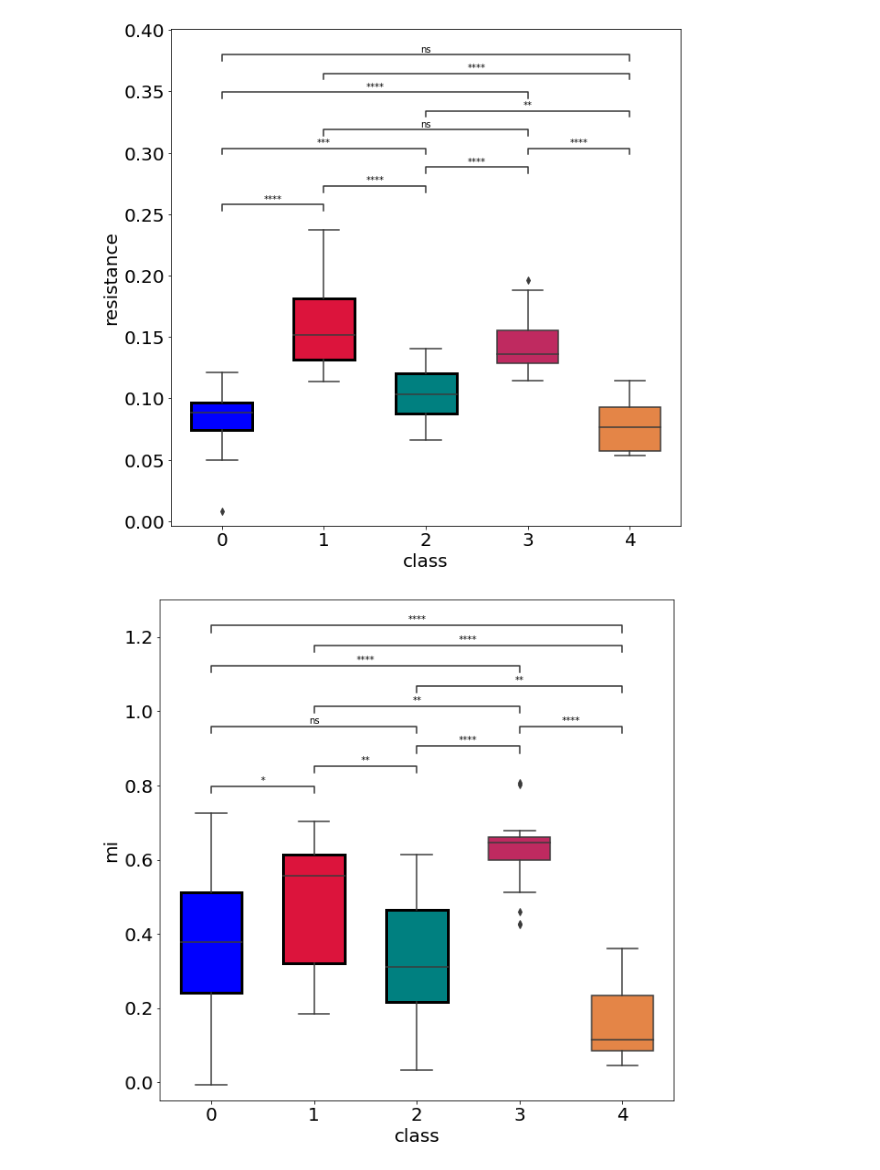
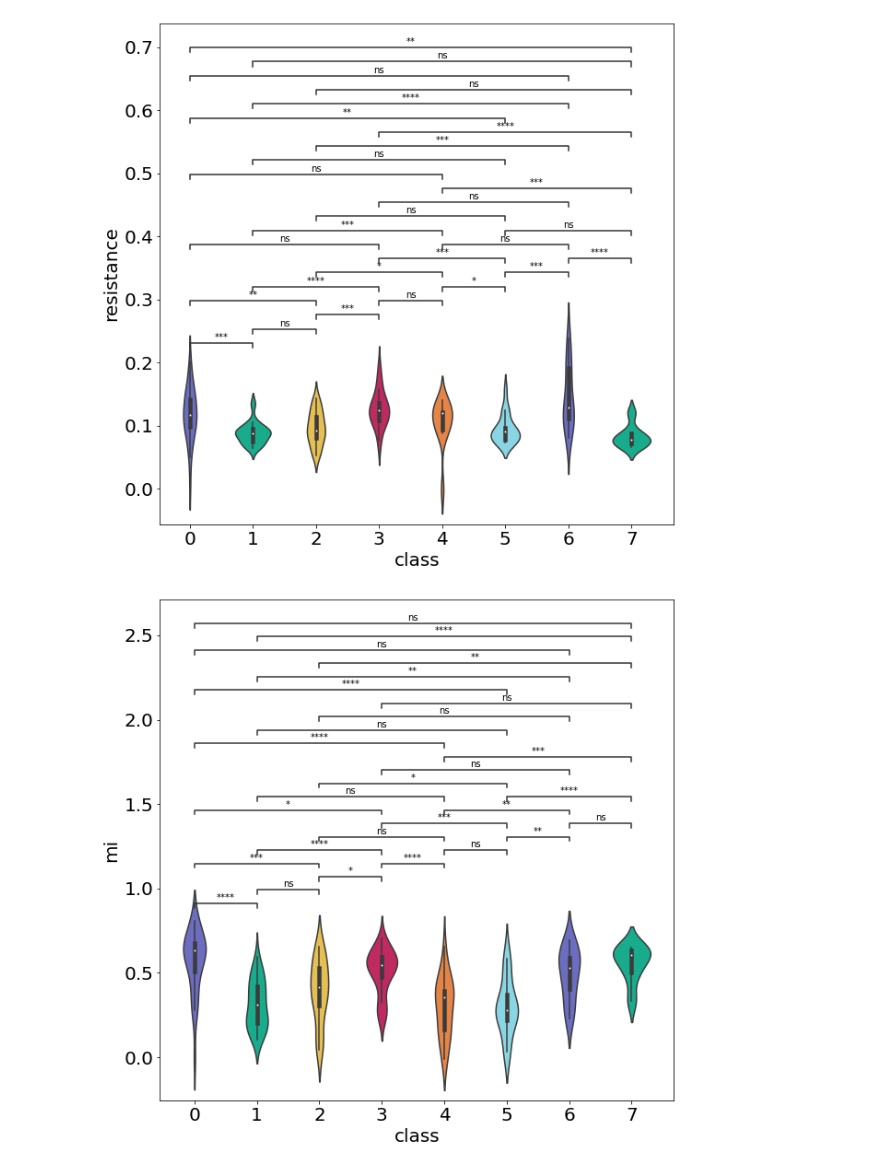
Before and after one commit to Nishant-codex/single_cell_analysis, a Jupyter notebook: notebooks/UMAP_Louvan.ipynb, the cells around one changed output. Saved outputs shown, nothing was run; the diff lists cells and outputs as text; code cells hidden in the pictures.

Commit message:
updated with UMAP_Louvan

```diff
--- a/notebooks/UMAP_Louvan.ipynb
+++ b/notebooks/UMAP_Louvan.ipynb
@@ -594,0 +452,11 @@ ax2.spines['left'].set_color('#5c95ff')
+# %%
+inh_df_acsf = exc_inh_df_w_waves_acsf_12[exc_inh_df_w_waves_acsf['ephys_labels']==1]
+# inh_df_acsf = inh_df_acsf.drop_duplicates(subset='exp_name')
+
+labels_inh,_,_ = plot_UMAP_clusters_single(join_wave_with_ephys(feat,exc_inh_df_w_waves_acsf[exc_inh_df_w_waves_acsf['ephys_labels']==1] ),
+                          20,
+                          0.0,
+                          random_state =42,
+                          res_louvain = 1.0,
+                          c_list = coherence_colors,
+                          )
@@ -594,0 +466,10 @@ ax2.spines['left'].set_color('#5c95ff')
+# %%
+exc_df_acsf =   exc_inh_df_w_waves_acsf[exc_inh_df_w_waves_acsf['ephys_labels']==0]
+# exc_df_acsf = exc_df_acsf.drop_duplicates(subset='exp_name')
+
+labels_exc,_,_ = plot_UMAP_clusters_single(join_wave_with_ephys(feat, exc_inh_df_w_waves_acsf[exc_inh_df_w_waves_acsf['ephys_labels']==0]),
+                          20,
+                          0.0,
+                          random_state =42,
+                          res_louvain = 1.0,
+                          c_list = coherence_colors)
@@ -594,0 +574,4 @@ ax2.spines['left'].set_color('#5c95ff')
+# %%
+exc_df_acsf['labels_lv'] = labels_exc
+
+plot_confusion_matrix(get_confusion_matrix(exc_df_acsf,feat[:-1]),labels_exc)
@@ -611,7 +711,7 @@ n_clusts_dict = {}
 #Louvain Clustering Parameters
 RESOLUTION = 1.5
 random_state = 42
-full_data = exc_df_acsf[feat]
+full_data = join_wave_with_ephys(feat, exc_inh_df_w_waves_acsf[exc_inh_df_w_waves_acsf['ephys_labels']==1])
 # BLUE COLOR
 BlueCol = '\033[94m'
 subsets=[100]
@@ -734,12 +868,12 @@ def plot_significance_new(data,var,hue,ax,palette='mako',drug=False,test ='Mann-
     ax.tick_params(axis='x', labelsize=20)
     ax.tick_params(axis='y', labelsize=20)
 
-    boxes = sns.boxplot(data=data,
-                x=hue,
-                y=var,
-                width=.6,
-                palette=palette,
-                ax=ax)
+    boxes = sns.violinplot(data=data,
+                            x=hue,
+                            y=var,
+                            width=.6,
+                            palette=palette,
+                            ax=ax)
 
     # sns.stripplot(x=hue, y=var , data=data,
     #             size=3, color=".4", linewidth=0,ax=ax)
@@ -762,7 +896,6 @@ def plot_significance_new(data,var,hue,ax,palette='mako',drug=False,test ='Mann-
     pairs = np.unique(data[hue])
     pairs = [i for i in combinations(pairs,2)]
 
-
     annotator = Annotator(ax,pairs, data=data, x=hue,palette=palette, y=var)
     annotator.configure(test=test, text_format='star', loc='inside')
     annotator.apply_and_annotate()
@@ -773,10 +906,10 @@ for val in ['AP_avg','ap_width', 'resistance','mi', 'thr', 'isi', 'sub_thr','imp
 
     plot_significance_new(data = inh_df_acsf,
     var = val,
-    hue = 'labels',
+    hue = 'labels_lv',
     ax = ax,
     drug = False,
-    palette = CUSTOM_PAL_SORT_3[:len(set(exc_df_acsf['labels']))] )
+    palette = CUSTOM_PAL_SORT_3[:len(set(exc_df_acsf['labels_lv']))] )
     # plt.savefig('C:/Users/Nishant Joshi/Documents/DNM/'+val+'_'+cond+'_dist.png',dpi=200)
 # %% [output]
 p-value annotation legend:
@@ -801,2 +934,2 @@ p-value annotation legend:
-[figure, old version]
+[figure, new version]
-[figure, old version]
+[figure, new version]
```
Also changed, not shown: parts of 57 cells of this notebook, 1 other file.
